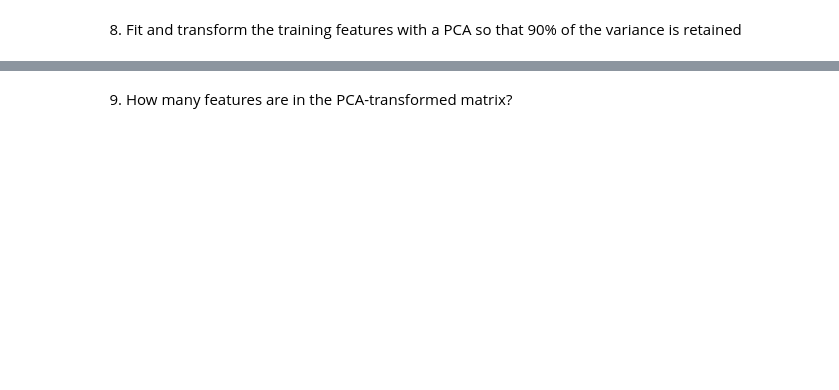
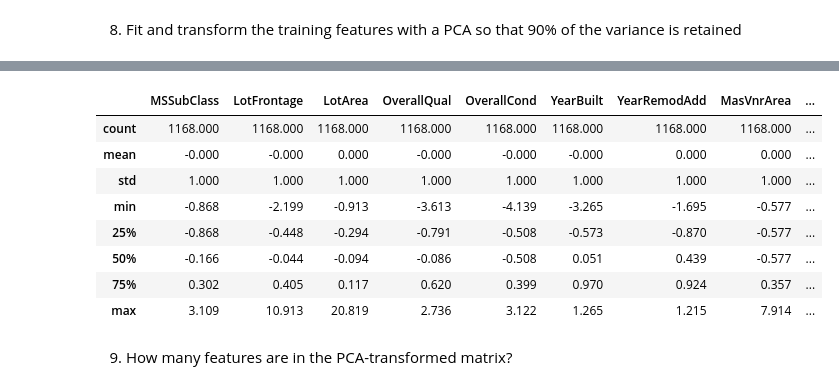
Before and after one commit to MWPerrineJr/data-mining, a Jupyter notebook: Weel 7 Assignment.ipynb, the cells around one changed output, grey strips where cells are left out. Drawn from its saved outputs; the diff is of its cells as text; code cells hidden in the pictures; blank space fills up the shorter version.

```diff
--- a/Weel 7 Assignment.ipynb
+++ b/Weel 7 Assignment.ipynb
@@ -194,2 +247,8 @@ Index(['BsmtQual_Fa', 'BsmtQual_Gd', 'BsmtQual_TA', 'HeatingQC_Fa',
 # %% [markdown]
 7. Run a linear regression and report the R2-value and RMSE on the test set.
+# %%
+# This code runs a linear regression
+lr = LinearRegression()
+# %%
+# This code fits the training data into the linear regression
+lr.fit(X_train, y_train)
@@ -196,2 +270,8 @@ Index(['BsmtQual_Fa', 'BsmtQual_Gd', 'BsmtQual_TA', 'HeatingQC_Fa',
 # %% [markdown]
 8. Fit and transform the training features with a PCA so that 90% of the variance is retained
+# %%
+# This code builds the standard scaler
+scaleStandard = StandardScaler()
+# %%
+# This code transforms the X_train data
+X_train = scaleStandard.fit_transform(X_train)
@@ -197,0 +297,13 @@ Index(['BsmtQual_Fa', 'BsmtQual_Gd', 'BsmtQual_TA', 'HeatingQC_Fa',
+# %%
+# This code displays the summary statistics for the data frame
+X_train.describe().round(3)
+# %% [output]
+|  | MSSubClass | LotFrontage | LotArea | OverallQual | OverallCond | YearBuilt | YearRemodAdd | MasVnrArea | ... |
+| count | 1168.000 | 1168.000 | 1168.000 | 1168.000 | 1168.000 | 1168.000 | 1168.000 | 1168.000 | ... |
+| mean | -0.000 | -0.000 | 0.000 | -0.000 | -0.000 | -0.000 | 0.000 | 0.000 | ... |
+| std | 1.000 | 1.000 | 1.000 | 1.000 | 1.000 | 1.000 | 1.000 | 1.000 | ... |
+| min | -0.868 | -2.199 | -0.913 | -3.613 | -4.139 | -3.265 | -1.695 | -0.577 | ... |
+| 25% | -0.868 | -0.448 | -0.294 | -0.791 | -0.508 | -0.573 | -0.870 | -0.577 | ... |
+| 50% | -0.166 | -0.044 | -0.094 | -0.086 | -0.508 | 0.051 | 0.439 | -0.577 | ... |
+| 75% | 0.302 | 0.405 | 0.117 | 0.620 | 0.399 | 0.970 | 0.924 | 0.357 | ... |
+| max | 3.109 | 10.913 | 20.819 | 2.736 | 3.122 | 1.265 | 1.215 | 7.914 | ... |
```
Also changed, not shown: parts of 33 cells of this notebook.
